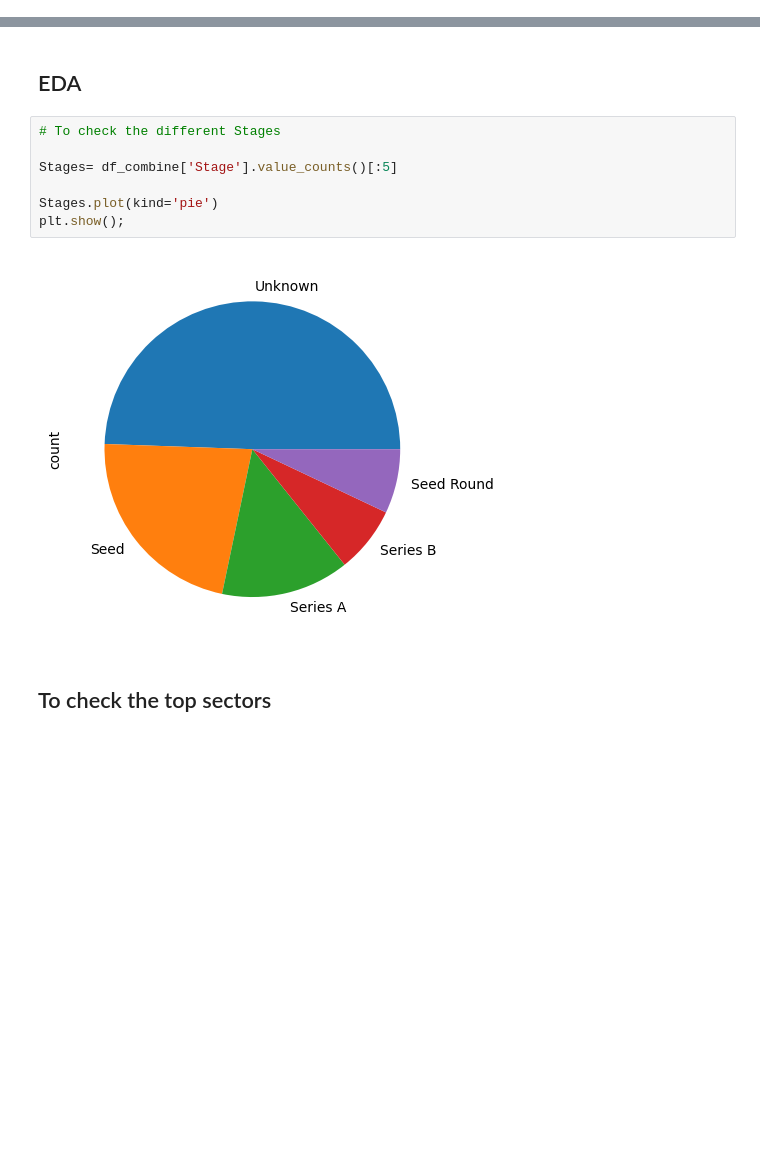
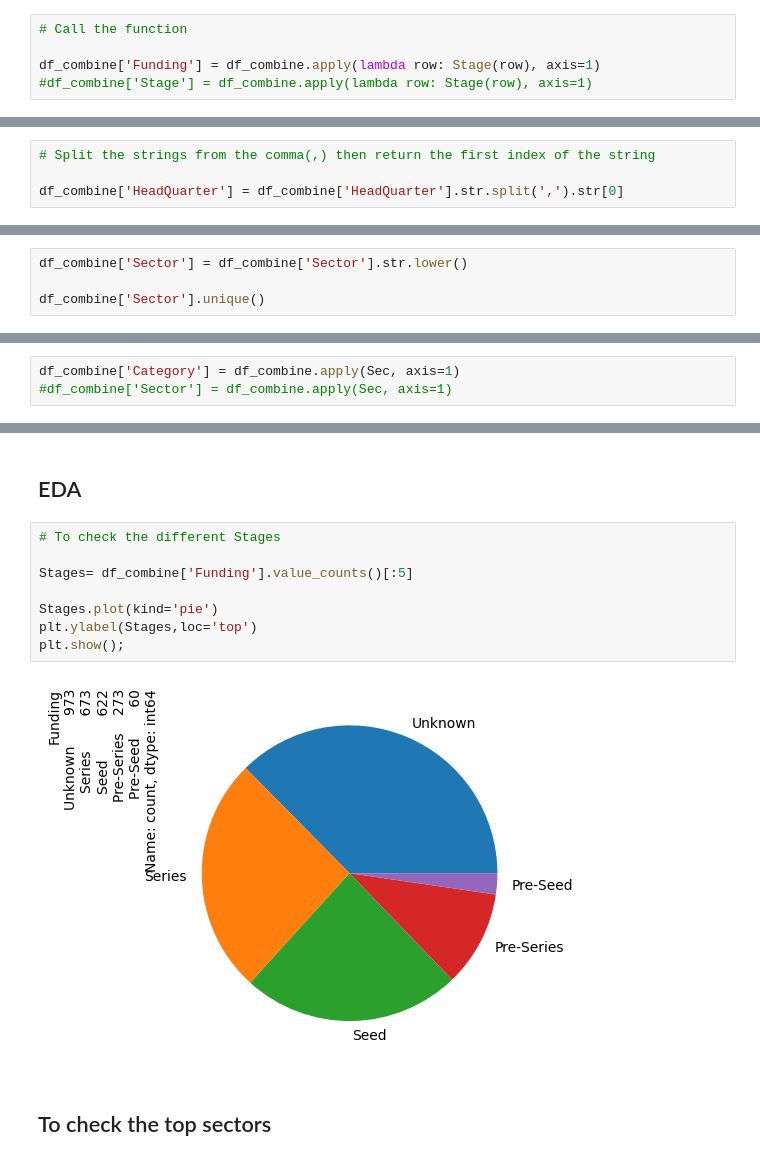
Before and after one commit to qochieng/Data-analysis-of-Startups-Funding-in-India, a Jupyter notebook: Startup-Project.ipynb, the cells around one changed output, grey strips where cells are left out. Saved outputs shown, nothing was run; the diff lists cells and outputs as text; blank space fills up the shorter version.

```diff
--- a/Startup-Project.ipynb
+++ b/Startup-Project.ipynb
@@ -318,0 +387,5 @@ df_combine.head()
+# %%
+# Call the function
+
+df_combine['Funding'] = df_combine.apply(lambda row: Stage(row), axis=1)
+#df_combine['Stage'] = df_combine.apply(lambda row: Stage(row), axis=1)
@@ -318,0 +410,4 @@ df_combine.head()
+# %%
+# Split the strings from the comma(,) then return the first index of the string
+
+df_combine['HeadQuarter'] = df_combine['HeadQuarter'].str.split(',').str[0]
@@ -318,0 +439,4 @@ df_combine.head()
+# %%
+df_combine['Sector'] = df_combine['Sector'].str.lower()
+
+df_combine['Sector'].unique()
@@ -318,0 +509,3 @@ df_combine.head()
+# %%
+df_combine['Category'] = df_combine.apply(Sec, axis=1)
+#df_combine['Sector'] = df_combine.apply(Sec, axis=1)
@@ -321,12 +536,13 @@ df_combine.head()
 # %%
 # To check the different Stages
 
-Stages= df_combine['Stage'].value_counts()[:5]
+Stages= df_combine['Funding'].value_counts()[:5]
 
 Stages.plot(kind='pie')
+plt.ylabel(Stages,loc='top')
 plt.show();
 # %% [output]
-[figure, old version]
+[figure, new version]
 # %% [markdown]
 ## To check the top sectors
 # %%
```
Also changed, not shown: parts of 37 cells of this notebook.
